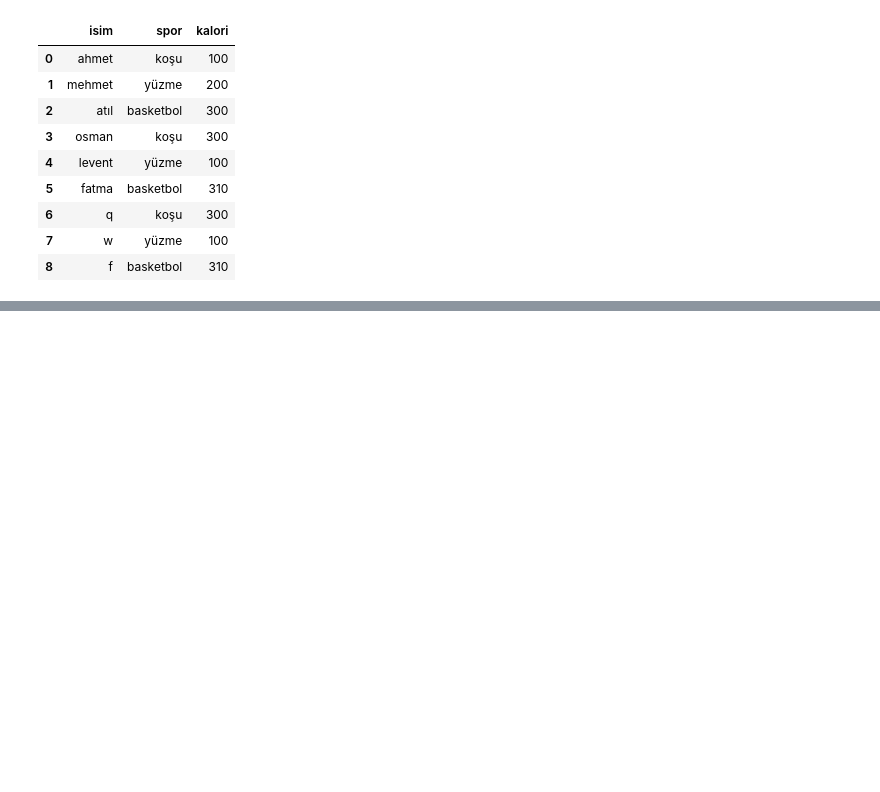
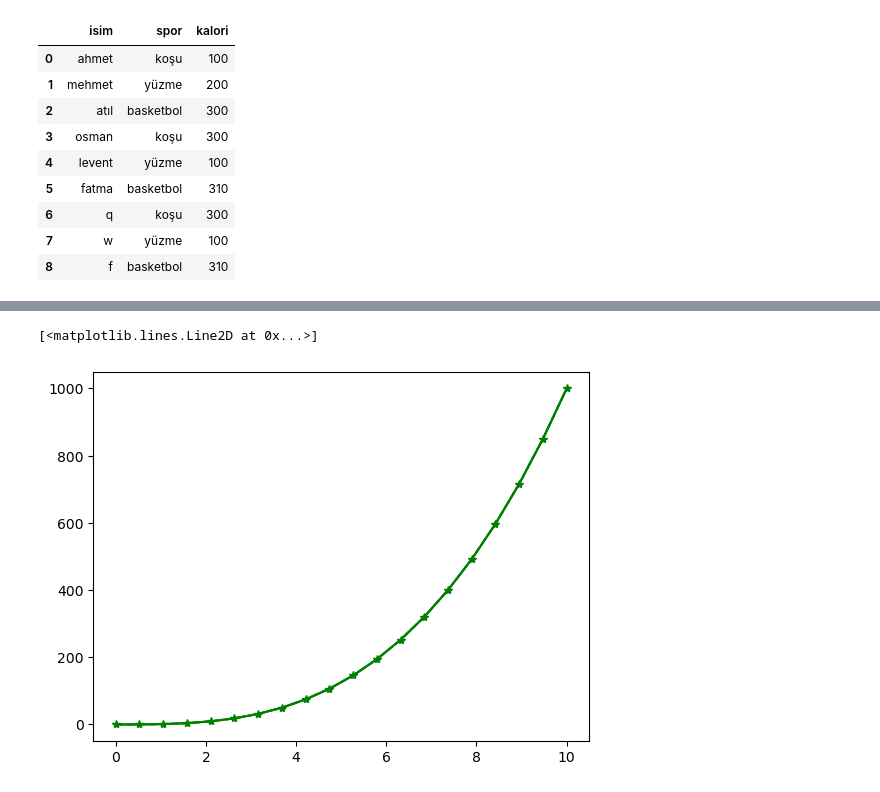
Before and after one commit to erhanbarisolmez/ml--tensorflow_btk, a Jupyter notebook: TensorFlow/eksik_veriler.ipynb, the cells around one changed output, grey strips where cells are left out. Drawn from its saved outputs; the diff is of its cells as text; code cells hidden in the pictures; blank space fills up the shorter version.

```diff
--- a/TensorFlow/eksik_veriler.ipynb
+++ b/TensorFlow/eksik_veriler.ipynb
@@ -214,0 +241,2 @@ pd.merge(mergeFrame1,mergeFrame2, on="isim")
+# %%
+numpyDizisi2 = numpyDizisi ** 3
@@ -214,0 +251,7 @@ pd.merge(mergeFrame1,mergeFrame2, on="isim")
+# %%
+plt.plot(numpyDizisi,numpyDizisi2, "g--")
+plt.plot(numpyDizisi,numpyDizisi2, "g")
+plt.plot(numpyDizisi,numpyDizisi2, "g*-")
+# %% [output]
+[<matplotlib.lines.Line2D at 0x...>]
+[figure, added]
```
Also changed, not shown: parts of 14 cells of this notebook.
